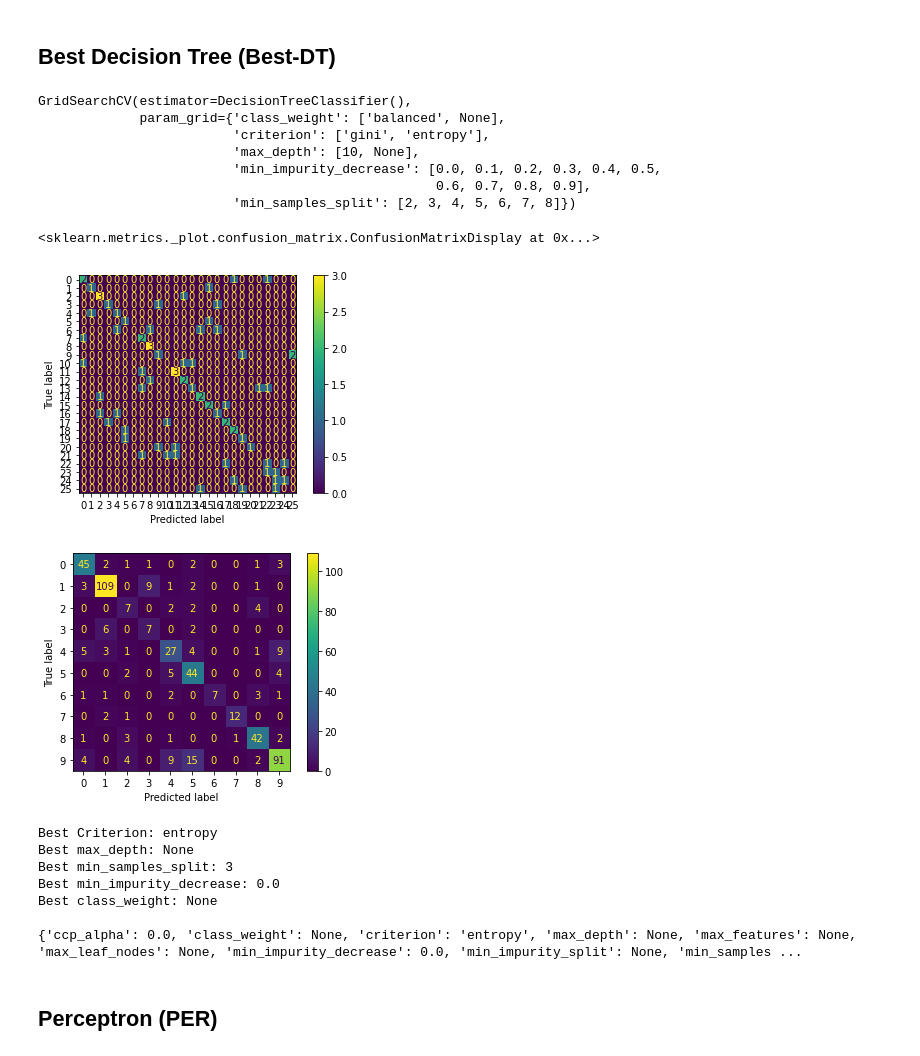
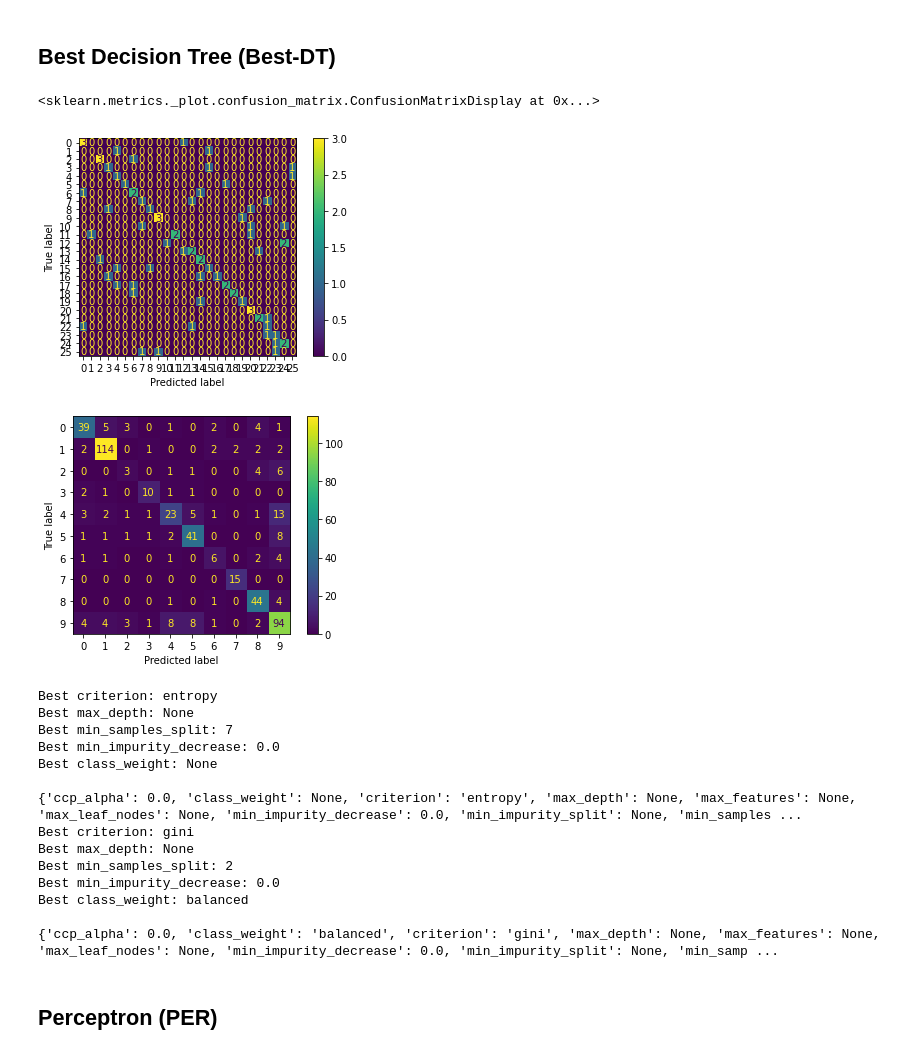
Before and after one commit to bernzclav/472-ML-Experiments, a Jupyter notebook: COMP472_A1.ipynb, the cells around one changed output. Cells and saved outputs as stored; diff of their text form; code cells hidden in the pictures.

```diff
--- a/COMP472_A1.ipynb
+++ b/COMP472_A1.ipynb
@@ -41,6 +39,10 @@ bmlp_out_2 = 'out/Best-MLP-DS2.csv'
 ### Write the functions
 We define some functions to help us write our output to a CSV file.
 # %%
+latin_alphabet = ['class','A','B','C','D','E','F','G','H','I','J','K','L','M',
+                  'N','O','P','Q','R','S','T','U','V','W','X','Y','Z']
+greek_alphabet = ['class', 'pi', 'alpha', 'beta', 'sigma', 'gamma', 'delta', 'lambda', 'omega', 'mu', 'xi']
+
 # Writes the results of any of the six given metrics to csv
 # 'metric' argument should be one of: precision, recall, f1-score, accuracy, f1-score-macro, f1-score-weighted
 def write_metric(file, metric, values, iterable=True):
@@ -54,13 +56,23 @@ def write_metric(file, metric, values, iterable=True):
             writer.writerow([metric, values])
 
 # Writes a confusion matrix to csv
-def write_confusion_matrix(file, cm):
+def write_confusion_matrix(file, cm, *, alphabet):
     with open(file, 'a', newline='') as f:
         writer = csv.writer(f, delimiter=',', quotechar='|')
         writer.writerow('')
         writer.writerow(['confusion matrix'])
-        for row in cm:
-            writer.writerow(row)
+        if alphabet == 'latin':
+            writer.writerow(latin_alphabet)
+            for i in range(26):
+                li = cm[i].tolist()
+                li.insert(0, latin_alphabet[i+1])
+                writer.writerow(li)
+        elif alphabet == 'greek':
+            writer.writerow(greek_alphabet)
+            for i in range (10):
+                li = cm[i].tolist()
+                li.insert(0, greek_alphabet[i+1])
+                writer.writerow(li)
 
 # Writes the class names of the specified type to csv
 def write_class(file, *, alphabet):
@@ -68,9 +80,9 @@ def write_class(file, *, alphabet):
         writer = csv.writer(f, delimiter=',', quotechar='|')
         writer.writerow('')
         if alphabet == 'latin':
-            writer.writerow('class A B C D E F G H I J K L M N O P Q R S T U V W X Y Z'.split())
+            writer.writerow(latin_alphabet)
         elif alphabet == 'greek':
-            writer.writerow(['class', 'pi', 'alpha', 'beta', 'sigma', 'gamma', 'delta', 'lambda', 'omega', 'mu', 'xi'])
+            writer.writerow(greek_alphabet)
 # %% [markdown]
 ### Read the files
 We store our training data and test data in DataFrame objects.
@@ -291,13 +296,14 @@ bdt_1 = DecisionTreeClassifier()
 bdt_2 = DecisionTreeClassifier()
 
 # Grid search
-bdt_params_1 = {'criterion': ['gini', 'entropy'], 'max_depth': [10, None], 'min_samples_split': [2,3,4,5,6,7,8],
-                'min_impurity_decrease': [0.0, 0.1, 0.2, 0.3, 0.4, 0.5, 0.6, 0.7, 0.8, 0.9],
-                'class_weight': ['balanced', None]}
-bdt_params_2 = {}
+bdt_params = {'criterion': ['gini', 'entropy'],
+              'max_depth': [10, None],
+              'min_samples_split': [2,3,4,5,6,7,8,9,10],
+              'min_impurity_decrease': [0.0, 0.1, 0.2, 0.3, 0.4, 0.5, 0.6, 0.7, 0.8, 0.9],
+              'class_weight': ['balanced', None]}
 
-bdt_gs_1 = GridSearchCV(bdt_1, bdt_params_1)
-bdt_gs_2 = GridSearchCV(bdt_2, bdt_params_2)
+bdt_gs_1 = GridSearchCV(bdt_1, bdt_params, n_jobs = -1)
+bdt_gs_2 = GridSearchCV(bdt_2, bdt_params, n_jobs = -1)
 
 # Train the models
 bdt_gs_1.fit(features_1, labels_1)
@@ -331,45 +337,38 @@ bdt_f1_weighted_2 = metrics.f1_score(labels_test_2, bdt_prediction_2, average='w
 
 
 # Write predictions to the output files
 df_bdt_prediction_1 = pd.DataFrame(bdt_prediction_1)
 df_bdt_prediction_1.to_csv(bdt_out_1, header=None)
 
 df_bdt_prediction_2 = pd.DataFrame(bdt_prediction_2)
 df_bdt_prediction_2.to_csv(bdt_out_2, header=None)
 
 # Write the metrics results to the output files
 write_class(bdt_out_1, alphabet='latin')
 write_metric(bdt_out_1, 'precision', bdt_prec_1)
 write_metric(bdt_out_1, 'recall', bdt_recall_1)
 write_metric(bdt_out_1, 'f1-score', bdt_f1_1)
 write_metric(bdt_out_1, 'accuracy', bdt_acc_1, iterable=False)
 write_metric(bdt_out_1, 'f1 macro', bdt_f1_macro_1, iterable=False)
 write_metric(bdt_out_1, 'f1 weighted average', bdt_f1_weighted_1, iterable=False)
-write_confusion_matrix(bdt_out_1, bdt_confusion_matrix_1)
+write_confusion_matrix(bdt_out_1, bdt_confusion_matrix_1, alphabet='latin')
 
 write_class(bdt_out_2, alphabet='greek')
 write_metric(bdt_out_2, 'precision', bdt_prec_2)
 write_metric(bdt_out_2, 'recall', bdt_recall_2)
 write_metric(bdt_out_2, 'f1-score', bdt_f1_2)
 write_metric(bdt_out_2, 'accuracy', bdt_acc_2, iterable=False)
 write_metric(bdt_out_2, 'f1 macro', bdt_f1_macro_2, iterable=False)
 write_metric(bdt_out_2, 'f1 weighted average', bdt_f1_weighted_2, iterable=False)
-write_confusion_matrix(bdt_out_2, bdt_confusion_matrix_2)
+write_confusion_matrix(bdt_out_2, bdt_confusion_matrix_2, alphabet='greek')
 
 # Display the confusion matrices in this notebook
 metrics.plot_confusion_matrix(bdt_gs_1.best_estimator_, features_test_1, labels_test_1)
 metrics.plot_confusion_matrix(bdt_gs_2.best_estimator_, features_test_2, labels_test_2)
 # %% [output]
-GridSearchCV(estimator=DecisionTreeClassifier(),
-             param_grid={'class_weight': ['balanced', None],
-                         'criterion': ['gini', 'entropy'],
-                         'max_depth': [10, None],
-                         'min_impurity_decrease': [0.0, 0.1, 0.2, 0.3, 0.4, 0.5,
-                                                   0.6, 0.7, 0.8, 0.9],
-                         'min_samples_split': [2, 3, 4, 5, 6, 7, 8]})
+<sklearn.metrics._plot.confusion_matrix.ConfusionMatrixDisplay at 0x...>
-<sklearn.metrics._plot.confusion_matrix.ConfusionMatrixDisplay at 0x...>
-[figure, old version]
+[figure, new version]
-[figure, old version]
+[figure, new version]
 # %%
 print('Best criterion:', bdt_gs_1.best_estimator_.get_params()['criterion'])
 print('Best max_depth:', bdt_gs_1.best_estimator_.get_params()['max_depth'])
@@ -377,23 +376,27 @@ print('Best min_samples_split:', bdt_gs_1.best_estimator_.get_params()['min_samp
 print('Best min_impurity_decrease:', bdt_gs_1.best_estimator_.get_params()['min_impurity_decrease'])
 print('Best class_weight:', bdt_gs_1.best_estimator_.get_params()['class_weight'])
 print();
-print(bdt_gs_1.best_estimator_.get_params())
 
 print('Best criterion:', bdt_gs_2.best_estimator_.get_params()['criterion'])
 print('Best max_depth:', bdt_gs_2.best_estimator_.get_params()['max_depth'])
 print('Best min_samples_split:', bdt_gs_2.best_estimator_.get_params()['min_samples_split'])
 print('Best min_impurity_decrease:', bdt_gs_2.best_estimator_.get_params()['min_impurity_decrease'])
 print('Best class_weight:', bdt_gs_2.best_estimator_.get_params()['class_weight'])
-print();
-print(bdt_gs_2.best_estimator_.get_params())
 # %% [output]
-Best Criterion: entropy
+Best criterion: entropy
 Best max_depth: None
-Best min_samples_split: 3
+Best min_samples_split: 7
 Best min_impurity_decrease: 0.0
 Best class_weight: None
 
 {'ccp_alpha': 0.0, 'class_weight': None, 'criterion': 'entropy', 'max_depth': None, 'max_features': None, 'max_leaf_nodes': None, 'min_impurity_decrease': 0.0, 'min_impurity_split': None, 'min_samples ...
+Best criterion: gini
+Best max_depth: None
+Best min_samples_split: 2
+Best min_impurity_decrease: 0.0
+Best class_weight: balanced
+
+{'ccp_alpha': 0.0, 'class_weight': 'balanced', 'criterion': 'gini', 'max_depth': None, 'max_features': None, 'max_leaf_nodes': None, 'min_impurity_decrease': 0.0, 'min_impurity_split': None, 'min_samp ...
 # %% [markdown]
 ## Perceptron (PER)
 # %%
```
Also changed, not shown: parts of 8 cells of this notebook, 11 other files.
